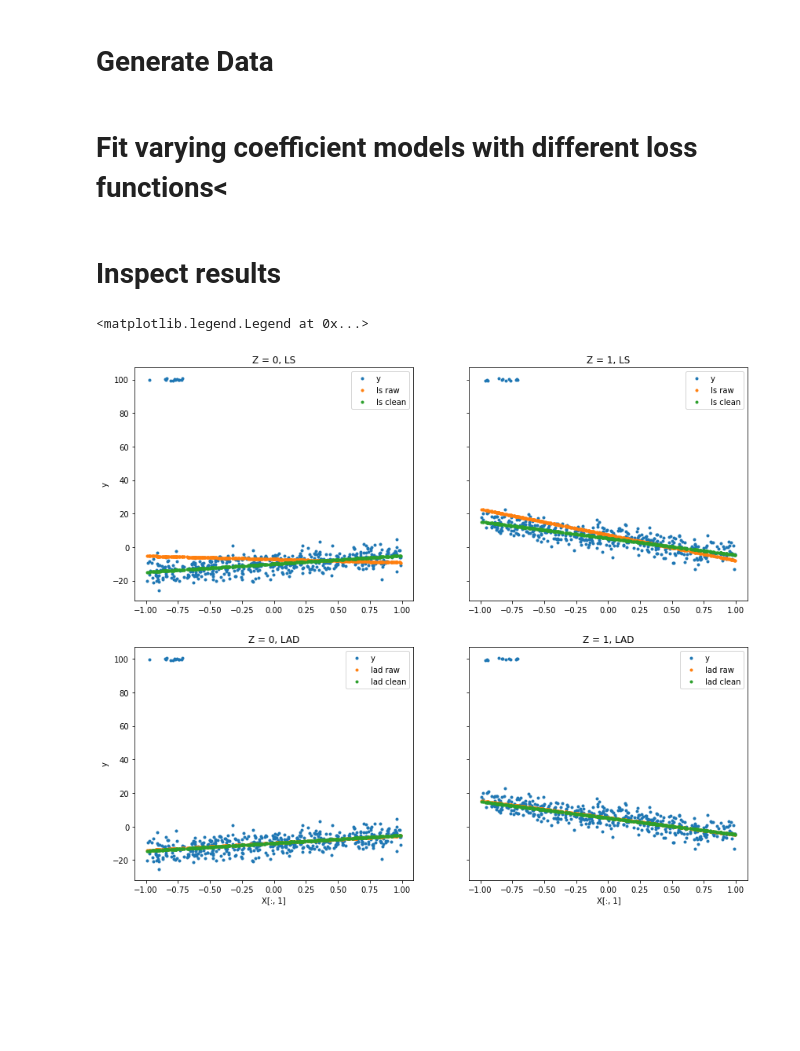
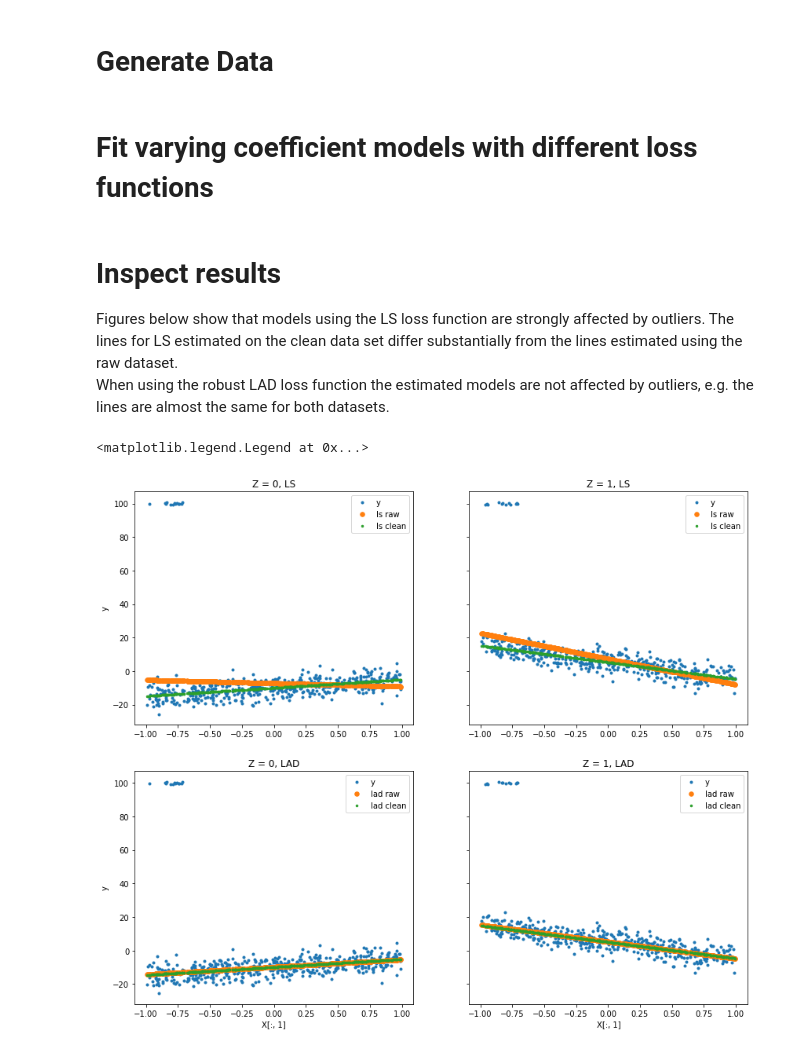
Before and after one commit to sply88/vcboost, a Jupyter notebook: examples/robust_loss.ipynb, the cells around one changed output. Cells and saved outputs as stored; diff of their text form; code cells hidden in the pictures; blank space fills up the shorter version.

```diff
--- a/examples/robust_loss.ipynb
+++ b/examples/robust_loss.ipynb
@@ -39,7 +39,7 @@ X_clean = np.delete(X, out_idx, axis=0)
 Z_clean = np.delete(Z, out_idx, axis=0)
 y_clean = np.delete(y, out_idx, axis=0)
 # %% [markdown]
-# Fit varying coefficient models with different loss functions<
+# Fit varying coefficient models with different loss functions
 # %%
 model_ls = VCBooster(learning_rate=0.1, n_stages=50, loss=LS())  # first model uses least squares (LS)
 model_lad = VCBooster(learning_rate=0.1, n_stages=50, loss=LAD())  # second model uses least absolute deviation (LAD)
@@ -57,33 +57,36 @@ y_hat_lad_raw = model_lad.fit(X, Z.reshape(-1, 1), y).predict(X, Z.reshape(-1, 1
 y_hat_lad_clean = model_lad.fit(X_clean, Z_clean.reshape(-1, 1), y_clean).predict(X, Z.reshape(-1, 1))
 # %% [markdown]
 # Inspect results
+
+Figures below show that models using the LS loss function are strongly affected by outliers. The lines for LS estimated on the clean data set differ substantially from the lines estimated using the raw dataset.
+When using the robust LAD loss function the estimated models are not affected by outliers, e.g. the lines are almost the same for both datasets.
 # %%
 fig, ax = plt.subplots(2, 2, sharey=True, figsize=(14, 12))
 
 ax[0, 0].plot(X[Z == 0, 1], y[Z == 0], '.', label='y')  # data for Z == 0 in upper row
 ax[0, 1].plot(X[Z == 1, 1], y[Z == 1], '.', label='y')  # data for Z == 1 in upper row
 ax[1, 0].plot(X[Z == 0, 1], y[Z == 0], '.', label='y')  # data for Z == 0 in lower row
 ax[1, 1].plot(X[Z == 1, 1], y[Z == 1], '.', label='y')  # data for Z == 1 in lower row
 
 # plot LS result in upper row
-ax[0, 0].plot(X[Z == 0, 1], y_hat_ls_raw[Z == 0], '.', label='ls raw')
-ax[0, 1].plot(X[Z == 1, 1], y_hat_ls_raw[Z == 1], '.', label='ls raw')
-ax[0, 0].plot(X[Z == 0, 1], y_hat_ls_clean[Z == 0], '.', label='ls clean')
-ax[0, 1].plot(X[Z == 1, 1], y_hat_ls_clean[Z == 1], '.', label='ls clean')
+ax[0, 0].plot(X[Z == 0, 1], y_hat_ls_raw[Z == 0], '.', markersize=11, label='ls raw')
+ax[0, 1].plot(X[Z == 1, 1], y_hat_ls_raw[Z == 1], '.', markersize=11, label='ls raw')
+ax[0, 0].plot(X[Z == 0, 1], y_hat_ls_clean[Z == 0], '.', markersize=5, label='ls clean')
+ax[0, 1].plot(X[Z == 1, 1], y_hat_ls_clean[Z == 1], '.', markersize=5, label='ls clean')
 
 # plot LAD results in lower row
-ax[1, 0].plot(X[Z == 0, 1], y_hat_lad_raw[Z == 0], '.', label='lad raw')
-ax[1, 1].plot(X[Z == 1, 1], y_hat_lad_raw[Z == 1], '.', label='lad raw')
-ax[1, 0].plot(X[Z == 0, 1], y_hat_lad_clean[Z == 0], '.', label='lad clean')
-ax[1, 1].plot(X[Z == 1, 1], y_hat_lad_clean[Z == 1], '.', label='lad clean')
+ax[1, 0].plot(X[Z == 0, 1], y_hat_lad_raw[Z == 0], '.', markersize=11, label='lad raw')
+ax[1, 1].plot(X[Z == 1, 1], y_hat_lad_raw[Z == 1], '.', markersize=11, label='lad raw')
+ax[1, 0].plot(X[Z == 0, 1], y_hat_lad_clean[Z == 0], '.', markersize=5, label='lad clean')
+ax[1, 1].plot(X[Z == 1, 1], y_hat_lad_clean[Z == 1], '.', markersize=5, label='lad clean')
 
 # add labels and legend
 ax[0, 0].set_title('Z = 0, LS'); ax[0, 1].set_title('Z = 1, LS')
 ax[1, 0].set_title('Z = 0, LAD'); ax[1, 1].set_title('Z = 1, LAD')
 ax[1, 0].set_xlabel('X[:, 1]'); ax[1, 1].set_xlabel('X[:, 1]')
 ax[0, 0].set_ylabel('y'); ax[1, 0].set_ylabel('y')
 
 ax[0, 0].legend(); ax[0, 1].legend(); ax[1, 0].legend(); ax[1, 1].legend()
 # %% [output]
 <matplotlib.legend.Legend at 0x...>
-[figure, old version]
+[figure, new version]
```
Also changed, not shown: 3 other files.
